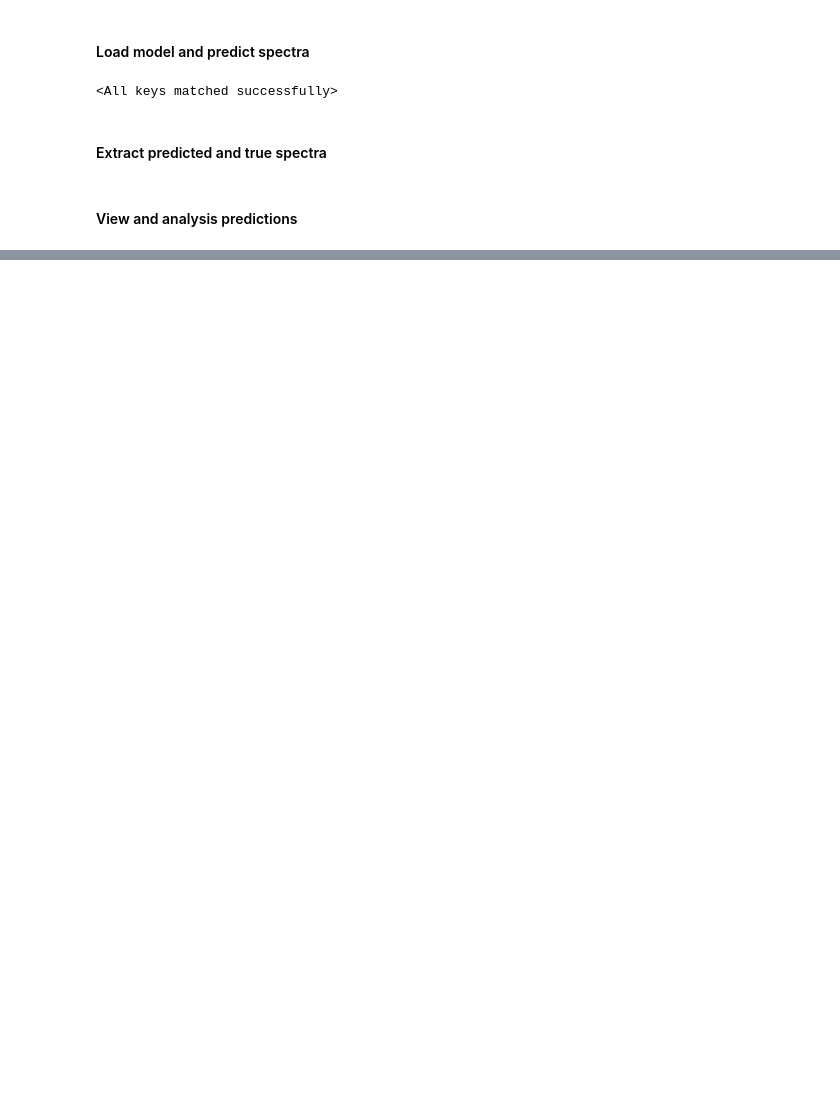
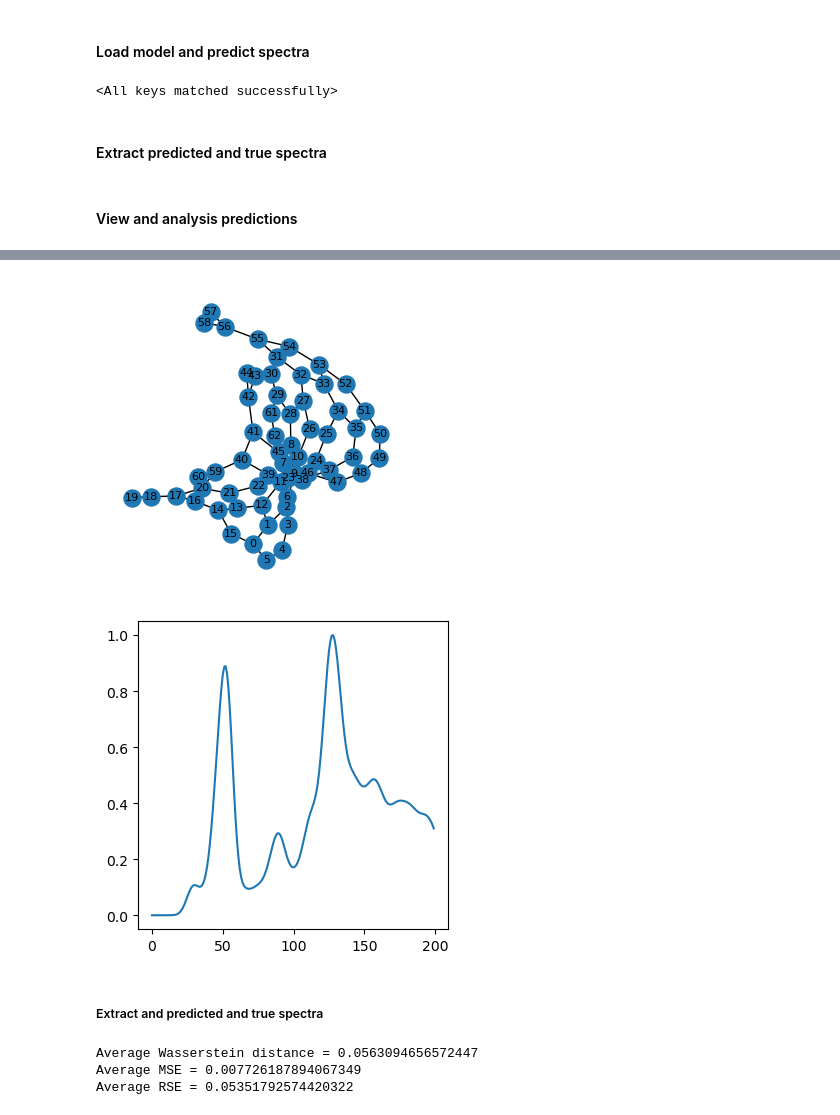
Before and after one commit to sam-j-hall/GO_molecule_GNN, a Jupyter notebook: ML_train_mol.ipynb, the cells around one changed output, grey strips where cells are left out. Saved outputs shown, nothing was run; the diff lists cells and outputs as text; code cells hidden in the pictures; blank space fills up the shorter version.

```diff
--- a/ML_train_mol.ipynb
+++ b/ML_train_mol.ipynb
@@ -362,0 +414,21 @@ show(p)
+# %%
+# Show graph representation of molecule
+mol_graph = to_networkx(circum_data, to_undirected=True)
+
+plt.figure(figsize=(3,3))
+
+nx.draw(mol_graph, with_labels=True, node_size=150, font_size=8)
+
+plt.show()
+
+# Show molecule spectrum
+plt.figure(figsize=(4,4))
+
+plt.plot(circum_data.y)
+
+plt.show()
+# %% [output]
+[figure, added]
+[figure, added]
+# %% [markdown]
+##### Extract and predicted and true spectra
@@ -362,0 +455,23 @@ show(p)
+# %%
+wasser = []
+mse = []
+rse = []
+
+for x in range(len(predict)):
+    # Wasserstein metric
+    wass_temp = wasserstein_distance(cir_predict[x], cir_true[x])
+    wasser.append(wass_temp)
+    # Mean squared error
+    mse_temp = mean_squared_error(cir_predict[x], cir_true[x])
+    mse.append(mse_temp)
+    # RSE
+    rse_temp = calculate_rse(cir_predict[x], cir_true[x])
+    rse.append(rse_temp)
+
+print(f"Average Wasserstein distance = {sum(wasser) / len(wasser)}")
+print(f"Average MSE = {sum(mse) / len(mse)}")
+print(f'Average RSE = {sum(rse) / len(rse)}')
+# %% [output]
+Average Wasserstein distance = 0.0563094656572447
+Average MSE = 0.007726187894067349
+Average RSE = 0.05351792574420322
```
Also changed, not shown: parts of 19 cells of this notebook, 9 other files.
